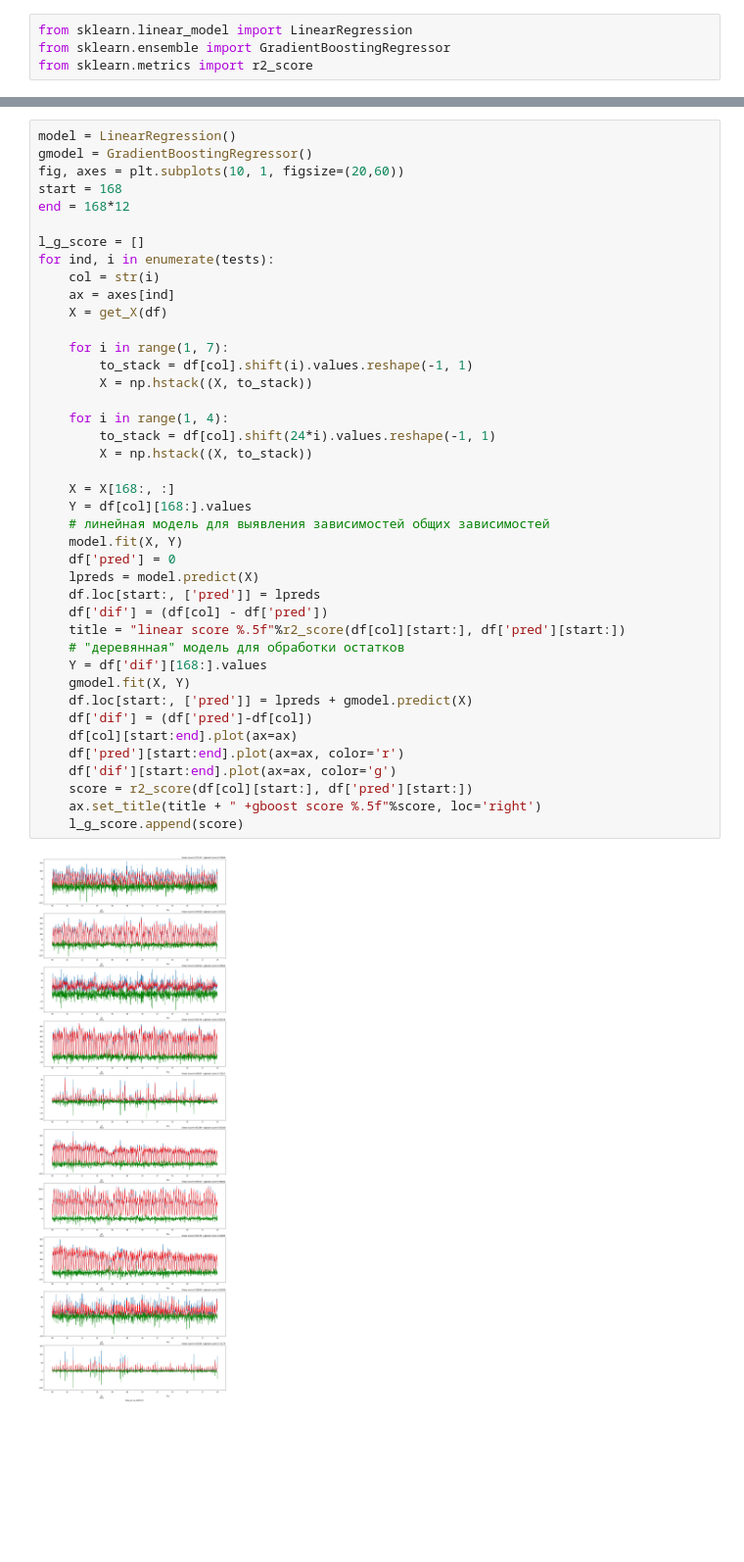
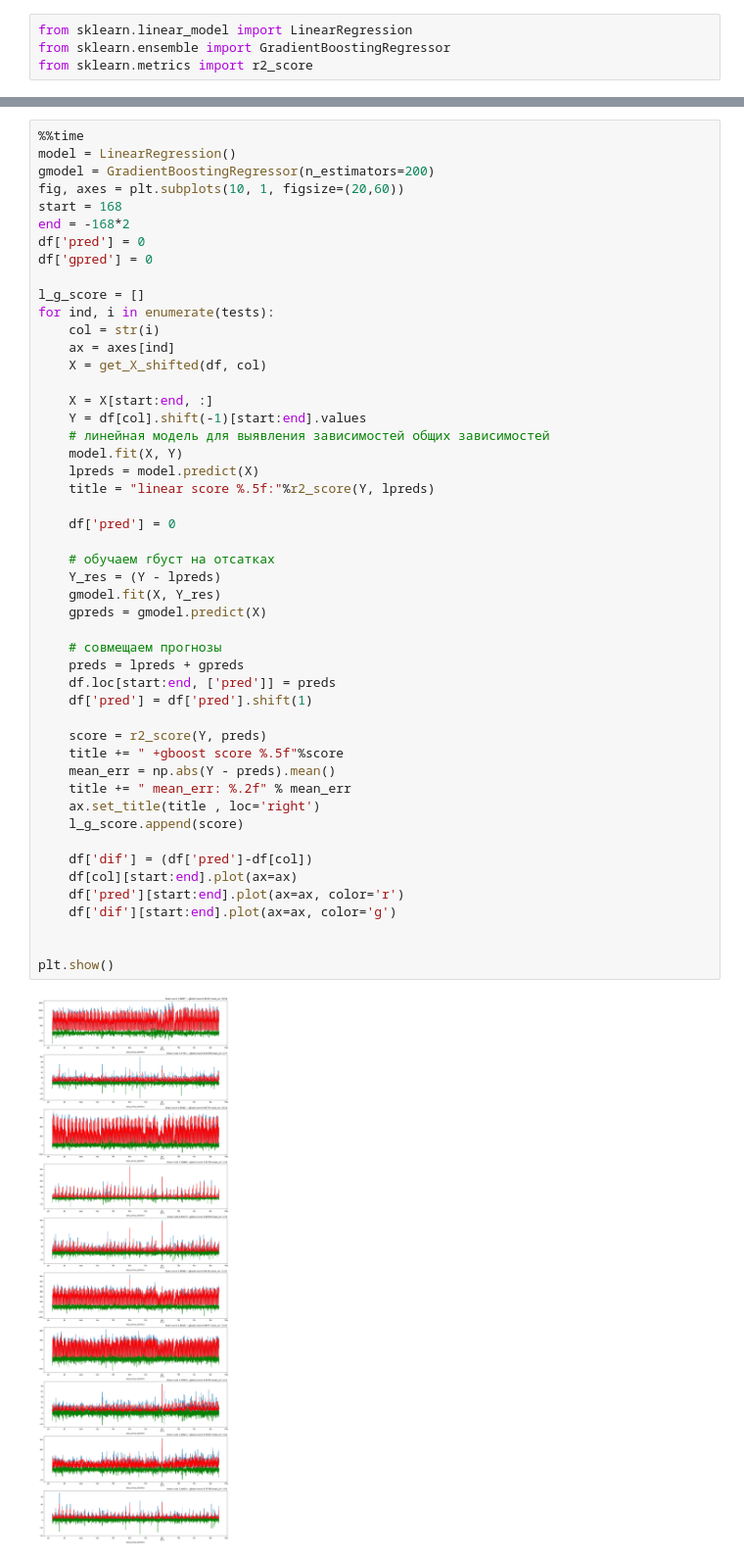
Before and after one commit to kashevg/coursera, a Jupyter notebook: final/taxi-week5.ipynb, the cells around one changed output, grey strips where cells are left out. Shown at 98% size. Saved outputs shown, nothing was run; the diff lists cells and outputs as text; blank space fills up the shorter version.

```diff
--- a/final/taxi-week5.ipynb
+++ b/final/taxi-week5.ipynb
@@ -104,43 +133,51 @@ tests = np.random.choice(regs, 10)
 # %%
+%%time
 model = LinearRegression()
-gmodel = GradientBoostingRegressor()
+gmodel = GradientBoostingRegressor(n_estimators=200)
 fig, axes = plt.subplots(10, 1, figsize=(20,60))
 start = 168
-end = 168*12
+end = -168*2
+df['pred'] = 0
+df['gpred'] = 0
 
 l_g_score = []
 for ind, i in enumerate(tests):
     col = str(i)
     ax = axes[ind]
-    X = get_X(df)
+    X = get_X_shifted(df, col)
 
-    for i in range(1, 7):
-        to_stack = df[col].shift(i).values.reshape(-1, 1)
-        X = np.hstack((X, to_stack))
-
-    for i in range(1, 4):
-        to_stack = df[col].shift(24*i).values.reshape(-1, 1)
-        X = np.hstack((X, to_stack))
-
-    X = X[168:, :]
-    Y = df[col][168:].values
+    X = X[start:end, :]
+    Y = df[col].shift(-1)[start:end].values
     # линейная модель для выявления зависимостей общих зависимостей
     model.fit(X, Y)
+    lpreds = model.predict(X)
+    title = "linear score %.5f:"%r2_score(Y, lpreds)
+
     df['pred'] = 0
-    lpreds = model.predict(X)
-    df.loc[start:, ['pred']] = lpreds
-    df['dif'] = (df[col] - df['pred'])
-    title = "linear score %.5f"%r2_score(df[col][start:], df['pred'][start:])
-    # "деревянная" модель для обработки остатков
-    Y = df['dif'][168:].values
-    gmodel.fit(X, Y)
-    df.loc[start:, ['pred']] = lpreds + gmodel.predict(X)
+
+    # обучаем гбуст на отсатках
+    Y_res = (Y - lpreds)
+    gmodel.fit(X, Y_res)
+    gpreds = gmodel.predict(X)
+
+    # совмещаем прогнозы
+    preds = lpreds + gpreds
+    df.loc[start:end, ['pred']] = preds
+    df['pred'] = df['pred'].shift(1)
+
+    score = r2_score(Y, preds)
+    title += " +gboost score %.5f"%score
+    mean_err = np.abs(Y - preds).mean()
+    title += " mean_err: %.2f" % mean_err
+    ax.set_title(title , loc='right')
+    l_g_score.append(score)
+
     df['dif'] = (df['pred']-df[col])
     df[col][start:end].plot(ax=ax)
     df['pred'][start:end].plot(ax=ax, color='r')
     df['dif'][start:end].plot(ax=ax, color='g')
-    score = r2_score(df[col][start:], df['pred'][start:])
-    ax.set_title(title + " +gboost score %.5f"%score, loc='right')
-    l_g_score.append(score)
+
+
+plt.show()
 # %% [output]
-[figure, old version]
+[figure, new version]
```
Also changed, not shown: parts of 17 cells of this notebook.
